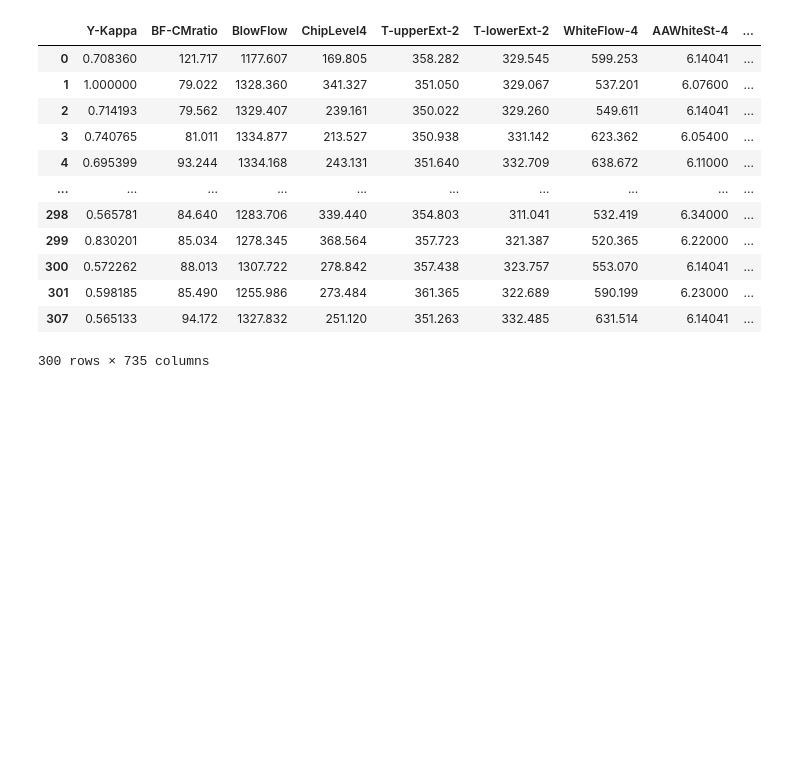
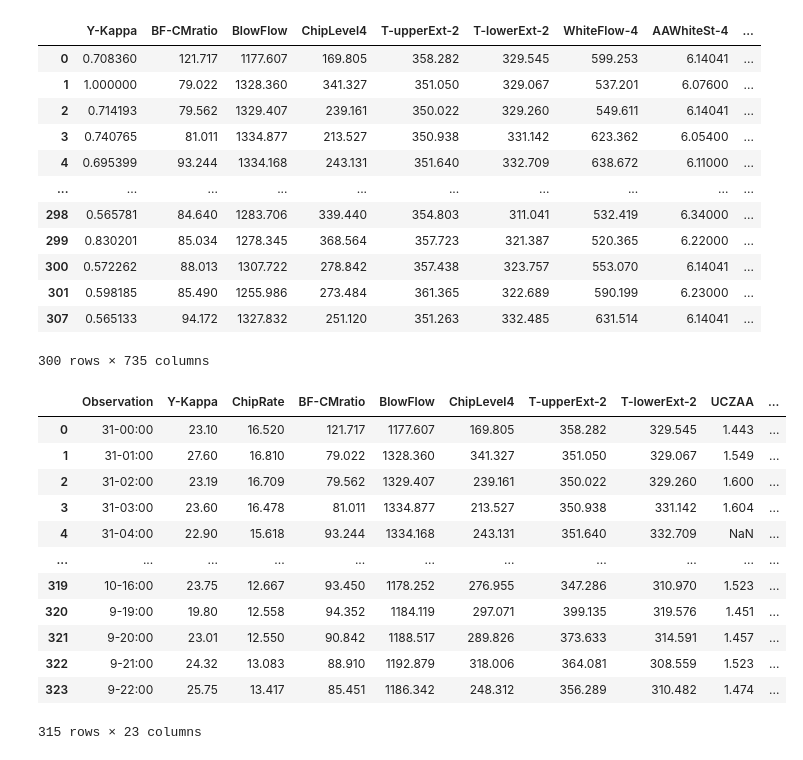
Before and after one commit to bhanuchandra12345/Main-Flow-Services-Intern-Tasks, a Jupyter notebook: Data_Cleaning_and_Preprocessing.ipynb, the cells around one changed output. Cells and saved outputs as stored; diff of their text form; code cells hidden in the pictures; blank space fills up the shorter version.

```diff
--- a/Data_Cleaning_and_Preprocessing.ipynb
+++ b/Data_Cleaning_and_Preprocessing.ipynb
@@ -109,3 +195,20 @@ df
 | 301 | 0.598185 | 85.490 | 1255.986 | 273.484 | 361.365 | 322.689 | 590.199 | 6.23000 | ... |
 | 307 | 0.565133 | 94.172 | 1327.832 | 251.120 | 351.263 | 332.485 | 631.514 | 6.14041 | ... |
 300 rows × 735 columns
+# %%
+df1=df[(df['UCZAA']>1) | (df['Y-Kappa']>20)]
+df1
+# %% [output]
+|  | Observation | Y-Kappa | ChipRate | BF-CMratio | BlowFlow | ChipLevel4 | T-upperExt-2 | T-lowerExt-2 | UCZAA | ... |
+| 0 | 31-00:00 | 23.10 | 16.520 | 121.717 | 1177.607 | 169.805 | 358.282 | 329.545 | 1.443 | ... |
+| 1 | 31-01:00 | 27.60 | 16.810 | 79.022 | 1328.360 | 341.327 | 351.050 | 329.067 | 1.549 | ... |
+| 2 | 31-02:00 | 23.19 | 16.709 | 79.562 | 1329.407 | 239.161 | 350.022 | 329.260 | 1.600 | ... |
+| 3 | 31-03:00 | 23.60 | 16.478 | 81.011 | 1334.877 | 213.527 | 350.938 | 331.142 | 1.604 | ... |
+| 4 | 31-04:00 | 22.90 | 15.618 | 93.244 | 1334.168 | 243.131 | 351.640 | 332.709 | NaN | ... |
+| ... | ... | ... | ... | ... | ... | ... | ... | ... | ... | ... |
+| 319 | 10-16:00 | 23.75 | 12.667 | 93.450 | 1178.252 | 276.955 | 347.286 | 310.970 | 1.523 | ... |
+| 320 | 9-19:00 | 19.80 | 12.558 | 94.352 | 1184.119 | 297.071 | 399.135 | 319.576 | 1.451 | ... |
+| 321 | 9-20:00 | 23.01 | 12.550 | 90.842 | 1188.517 | 289.826 | 373.633 | 314.591 | 1.457 | ... |
+| 322 | 9-21:00 | 24.32 | 13.083 | 88.910 | 1192.879 | 318.006 | 364.081 | 308.559 | 1.523 | ... |
+| 323 | 9-22:00 | 25.75 | 13.417 | 85.451 | 1186.342 | 248.312 | 356.289 | 310.482 | 1.474 | ... |
+315 rows × 23 columns
```
Also changed, not shown: parts of 7 cells of this notebook.
